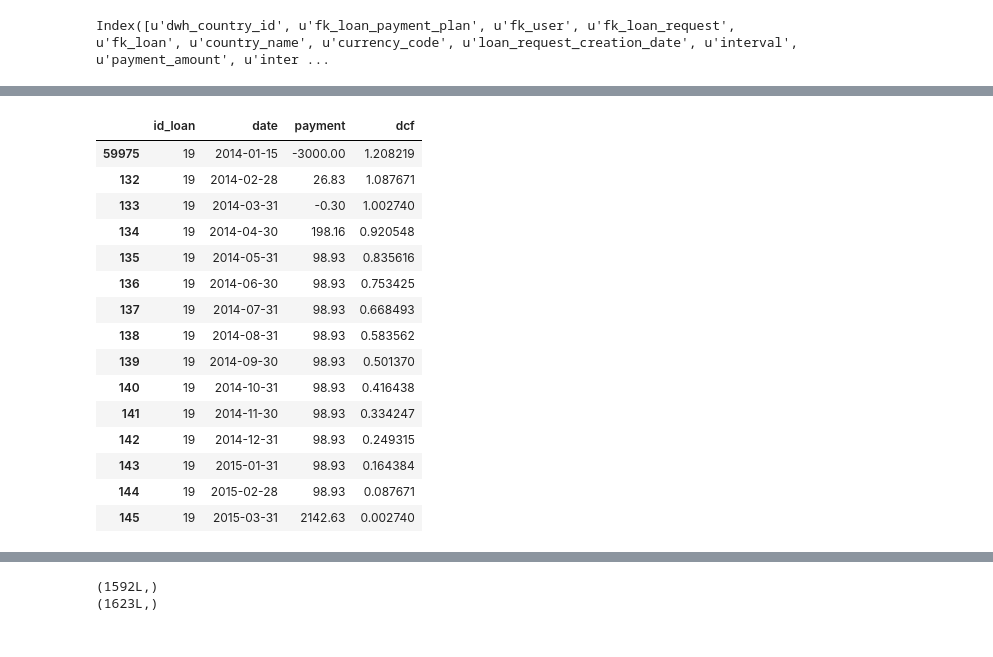
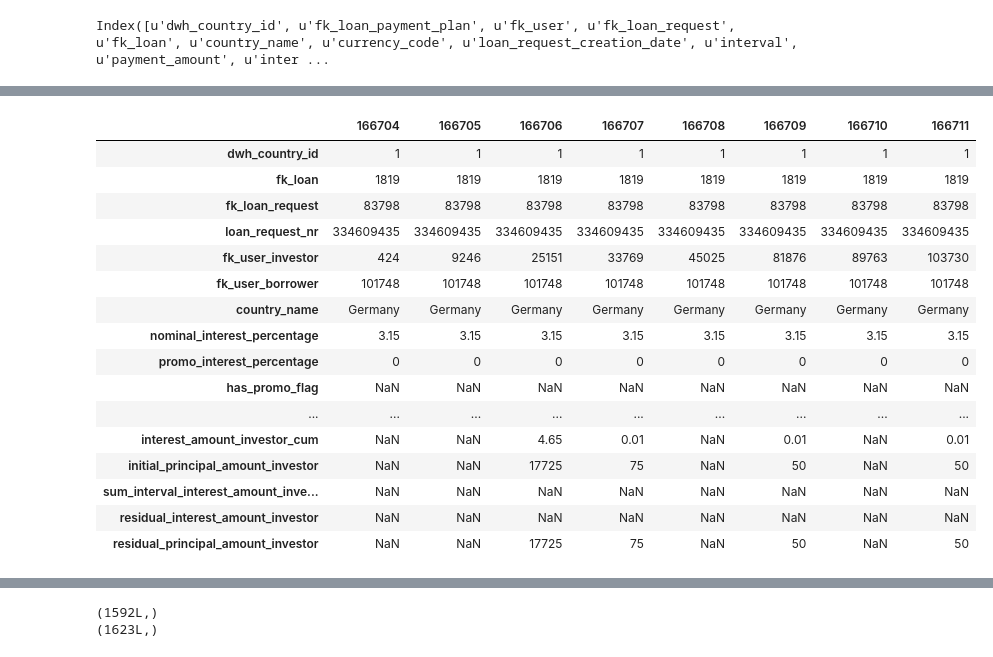
Before and after one commit to seanv507/IPython-Notebooks, a Jupyter notebook: returns01.ipynb, the cells around one changed output, grey strips where cells are left out. Drawn from its saved outputs; the diff is of its cells as text; code cells hidden in the pictures.

```diff
--- a/returns01.ipynb
+++ b/returns01.ipynb
@@ -664,20 +838,0 @@ loans.in_arrears_since_da
-# %%
-z=cashflows_fut[cashflows_fut.id_loan==19].sort('date')
-z
-# %% [output]
-|  | id_loan | date | payment | dcf |
-| 59975 | 19 | 2014-01-15 | -3000.00 | 1.208219 |
-| 132 | 19 | 2014-02-28 | 26.83 | 1.087671 |
-| 133 | 19 | 2014-03-31 | -0.30 | 1.002740 |
-| 134 | 19 | 2014-04-30 | 198.16 | 0.920548 |
-| 135 | 19 | 2014-05-31 | 98.93 | 0.835616 |
-| 136 | 19 | 2014-06-30 | 98.93 | 0.753425 |
-| 137 | 19 | 2014-07-31 | 98.93 | 0.668493 |
-| 138 | 19 | 2014-08-31 | 98.93 | 0.583562 |
-| 139 | 19 | 2014-09-30 | 98.93 | 0.501370 |
-| 140 | 19 | 2014-10-31 | 98.93 | 0.416438 |
-| 141 | 19 | 2014-11-30 | 98.93 | 0.334247 |
-| 142 | 19 | 2014-12-31 | 98.93 | 0.249315 |
-| 143 | 19 | 2015-01-31 | 98.93 | 0.164384 |
-| 144 | 19 | 2015-02-28 | 98.93 | 0.087671 |
-| 145 | 19 | 2015-03-31 | 2142.63 | 0.002740 |
@@ -683,0 +841,20 @@ z
+# %%
+payment_plans_combined[(payment_plans_combined.fk_loan==1819) & (payment_plans_combined.interval==0)].T
+# %% [output]
+|  | 166704 | 166705 | 166706 | 166707 | 166708 | 166709 | 166710 | 166711 |
+| dwh_country_id | 1 | 1 | 1 | 1 | 1 | 1 | 1 | 1 |
+| fk_loan | 1819 | 1819 | 1819 | 1819 | 1819 | 1819 | 1819 | 1819 |
+| fk_loan_request | 83798 | 83798 | 83798 | 83798 | 83798 | 83798 | 83798 | 83798 |
+| loan_request_nr | 334609435 | 334609435 | 334609435 | 334609435 | 334609435 | 334609435 | 334609435 | 334609435 |
+| fk_user_investor | 424 | 9246 | 25151 | 33769 | 45025 | 81876 | 89763 | 103730 |
+| fk_user_borrower | 101748 | 101748 | 101748 | 101748 | 101748 | 101748 | 101748 | 101748 |
+| country_name | Germany | Germany | Germany | Germany | Germany | Germany | Germany | Germany |
+| nominal_interest_percentage | 3.15 | 3.15 | 3.15 | 3.15 | 3.15 | 3.15 | 3.15 | 3.15 |
+| promo_interest_percentage | 0 | 0 | 0 | 0 | 0 | 0 | 0 | 0 |
+| has_promo_flag | NaN | NaN | NaN | NaN | NaN | NaN | NaN | NaN |
+| ... | ... | ... | ... | ... | ... | ... | ... | ... |
+| interest_amount_investor_cum | NaN | NaN | 4.65 | 0.01 | NaN | 0.01 | NaN | 0.01 |
+| initial_principal_amount_investor | NaN | NaN | 17725 | 75 | NaN | 50 | NaN | 50 |
+| sum_interval_interest_amount_inve... | NaN | NaN | NaN | NaN | NaN | NaN | NaN | NaN |
+| residual_interest_amount_investor | NaN | NaN | NaN | NaN | NaN | NaN | NaN | NaN |
+| residual_principal_amount_investor | NaN | NaN | 17725 | 75 | NaN | 50 | NaN | 50 |
```
Also changed, not shown: parts of 119 cells of this notebook.
